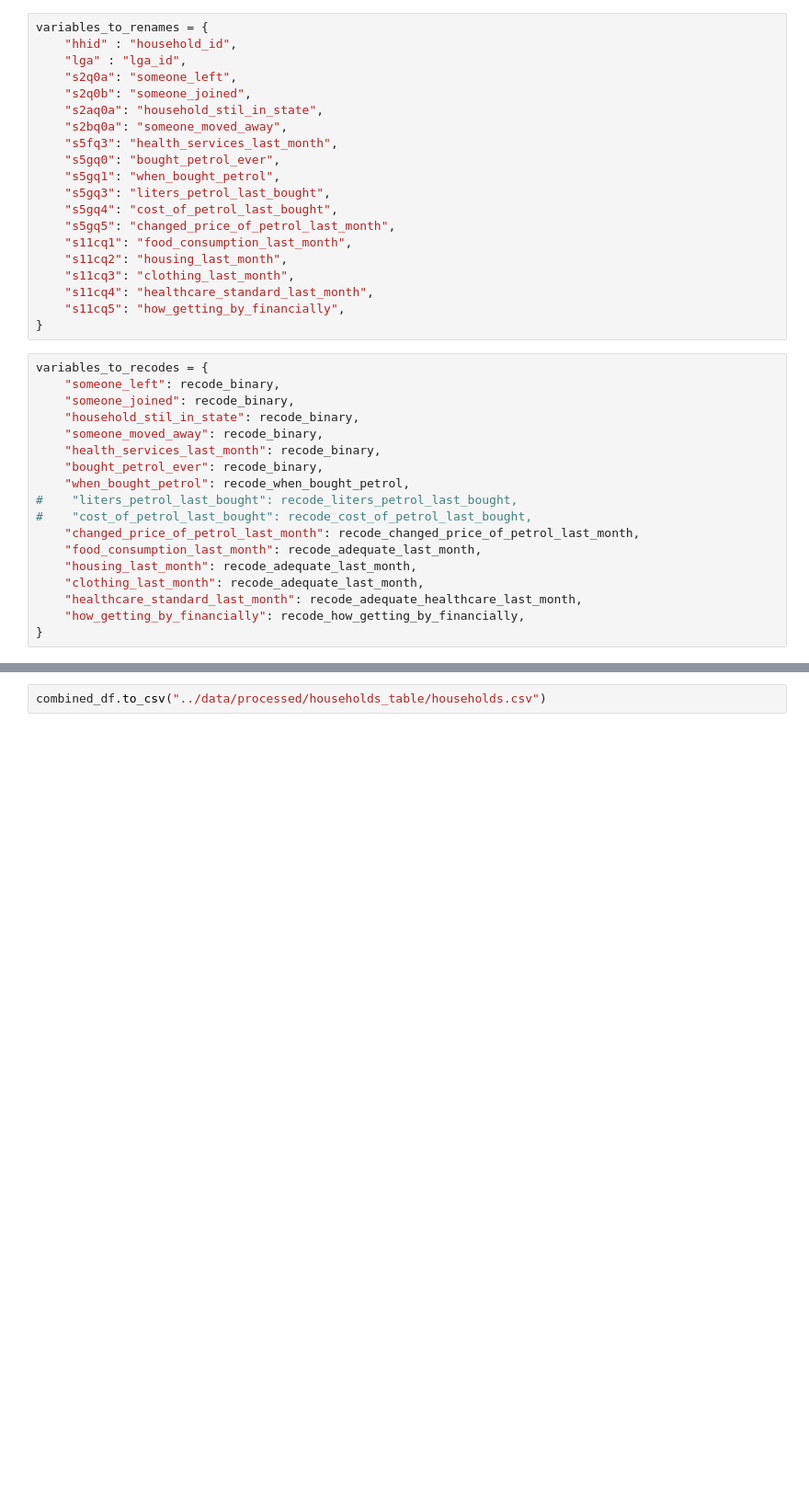
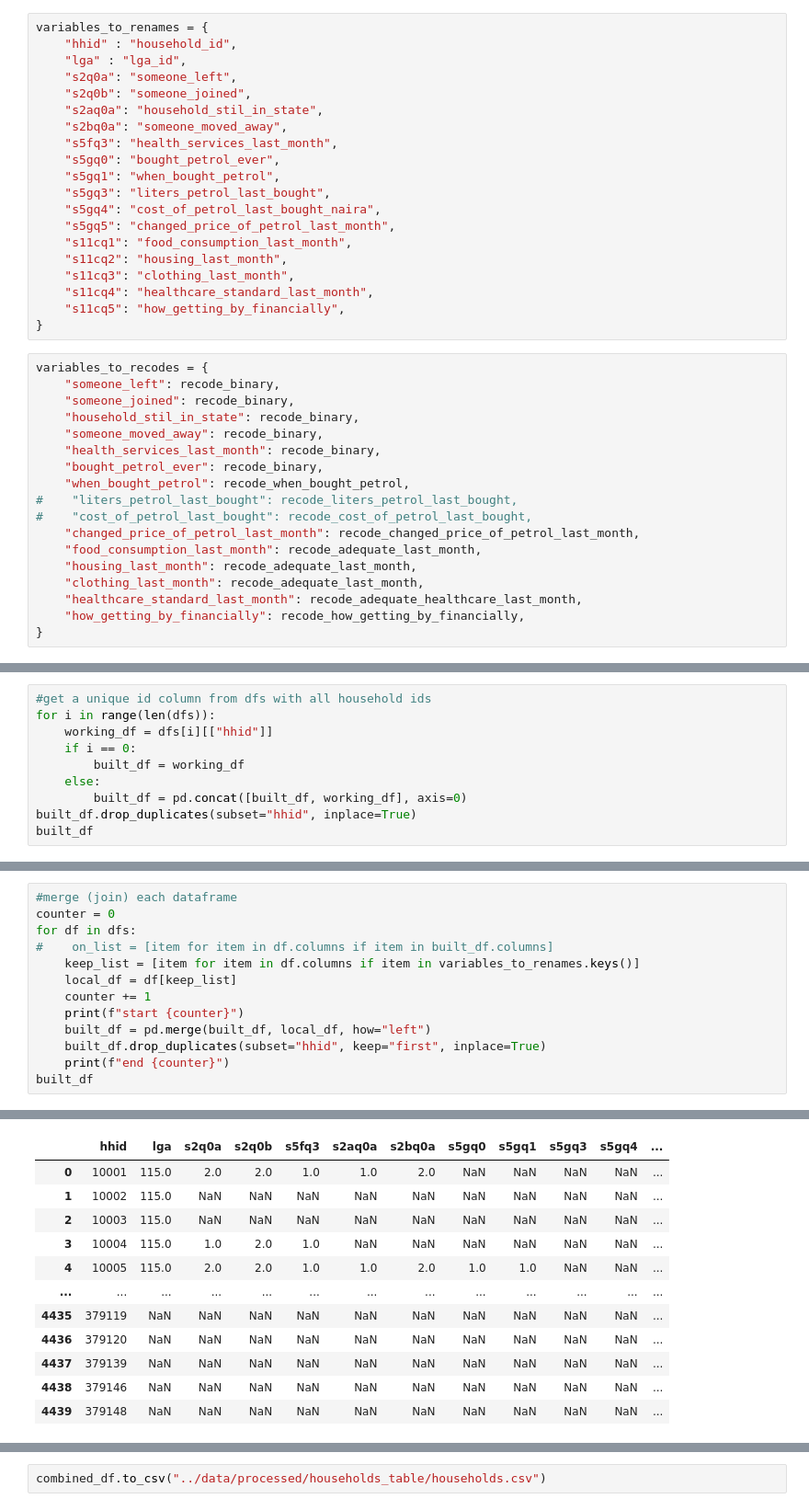
Before and after one commit to KathrynPanger/swb_databases_course_prep, a Jupyter notebook: notebooks/households_table_maker.ipynb, the cells around one changed output, grey strips where cells are left out. Shown at 92% size. Cells and saved outputs as stored; diff of their text form; blank space fills up the shorter version.

```diff
--- a/notebooks/households_table_maker.ipynb
+++ b/notebooks/households_table_maker.ipynb
@@ -21,7 +21,7 @@ variables_to_renames = {
     "s5gq0": "bought_petrol_ever",
     "s5gq1": "when_bought_petrol",
     "s5gq3": "liters_petrol_last_bought",
-    "s5gq4": "cost_of_petrol_last_bought",
+    "s5gq4": "cost_of_petrol_last_bought_naira",
     "s5gq5": "changed_price_of_petrol_last_month",
     "s11cq1": "food_consumption_last_month",
     "s11cq2": "housing_last_month",
@@ -83,0 +101,10 @@ combined_df
+# %%
+#get a unique id column from dfs with all household ids
+for i in range(len(dfs)):
+    working_df = dfs[i][["hhid"]]
+    if i == 0:
+        built_df = working_df
+    else:
+        built_df = pd.concat([built_df, working_df], axis=0)
+built_df.drop_duplicates(subset="hhid", inplace=True)
+built_df
@@ -83,0 +125,14 @@ combined_df
+# %%
+#merge (join) each dataframe
+counter = 0
+for df in dfs:
+#    on_list = [item for item in df.columns if item in built_df.columns]
+    keep_list = [item for item in df.columns if item in variables_to_renames.keys()]
+    local_df = df[keep_list]
+    counter += 1
+    print(f"start {counter}")
+    built_df = pd.merge(built_df, local_df, how="left")
+    built_df.drop_duplicates(subset="hhid", keep="first", inplace=True)
+    print(f"end {counter}")
+built_df
+# %% [output]
@@ -83,0 +156,12 @@ combined_df
+|  | hhid | lga | s2q0a | s2q0b | s5fq3 | s2aq0a | s2bq0a | s5gq0 | s5gq1 | s5gq3 | s5gq4 | ... |
+| 0 | 10001 | 115.0 | 2.0 | 2.0 | 1.0 | 1.0 | 2.0 | NaN | NaN | NaN | NaN | ... |
+| 1 | 10002 | 115.0 | NaN | NaN | NaN | NaN | NaN | NaN | NaN | NaN | NaN | ... |
+| 2 | 10003 | 115.0 | NaN | NaN | NaN | NaN | NaN | NaN | NaN | NaN | NaN | ... |
+| 3 | 10004 | 115.0 | 1.0 | 2.0 | 1.0 | NaN | NaN | NaN | NaN | NaN | NaN | ... |
+| 4 | 10005 | 115.0 | 2.0 | 2.0 | 1.0 | 1.0 | 2.0 | 1.0 | 1.0 | NaN | NaN | ... |
+| ... | ... | ... | ... | ... | ... | ... | ... | ... | ... | ... | ... | ... |
+| 4435 | 379119 | NaN | NaN | NaN | NaN | NaN | NaN | NaN | NaN | NaN | NaN | ... |
+| 4436 | 379120 | NaN | NaN | NaN | NaN | NaN | NaN | NaN | NaN | NaN | NaN | ... |
+| 4437 | 379139 | NaN | NaN | NaN | NaN | NaN | NaN | NaN | NaN | NaN | NaN | ... |
+| 4438 | 379146 | NaN | NaN | NaN | NaN | NaN | NaN | NaN | NaN | NaN | NaN | ... |
+| 4439 | 379148 | NaN | NaN | NaN | NaN | NaN | NaN | NaN | NaN | NaN | NaN | ... |
```
Also changed, not shown: parts of 17 cells of this notebook, 6 other files.
